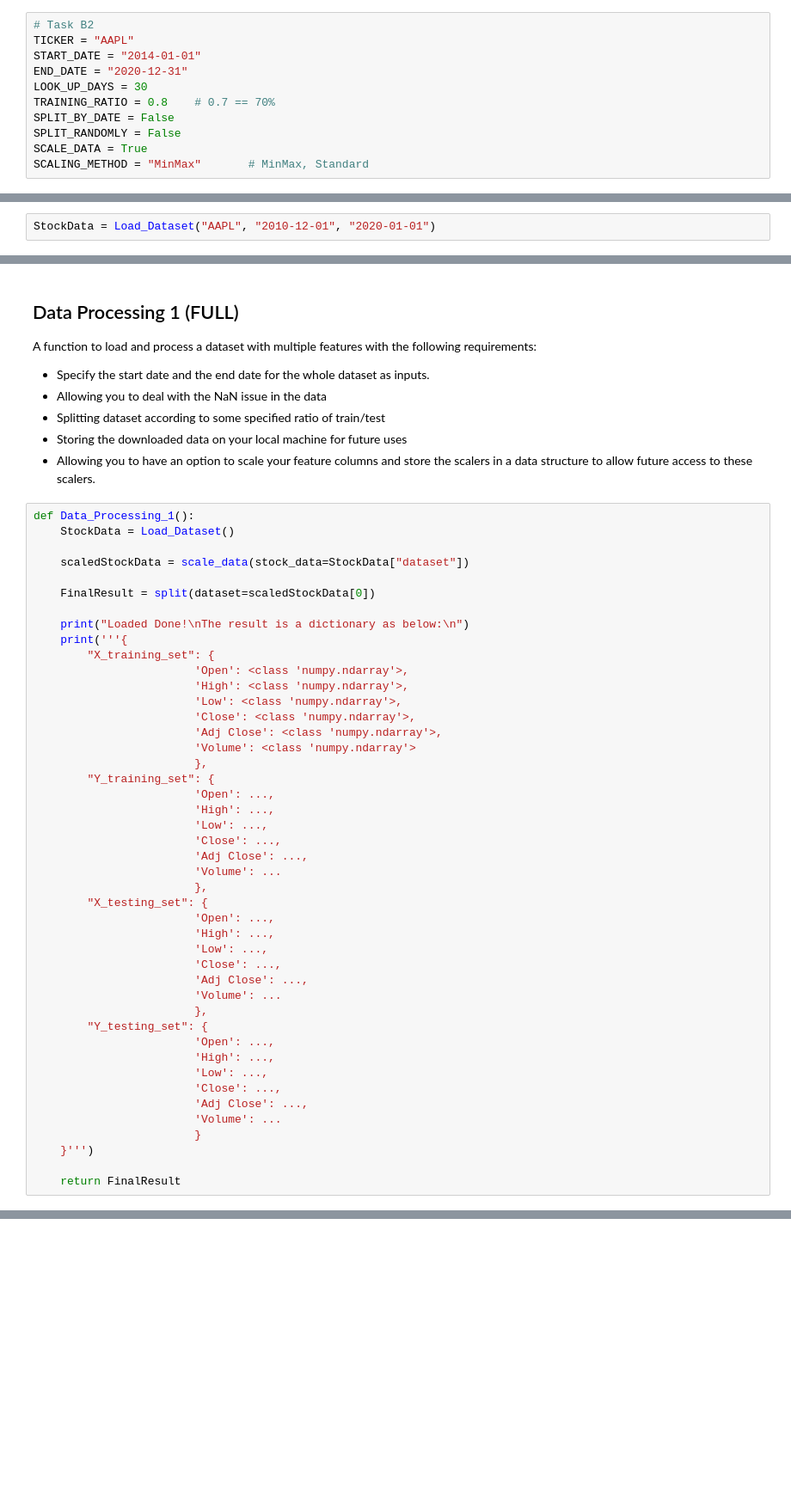
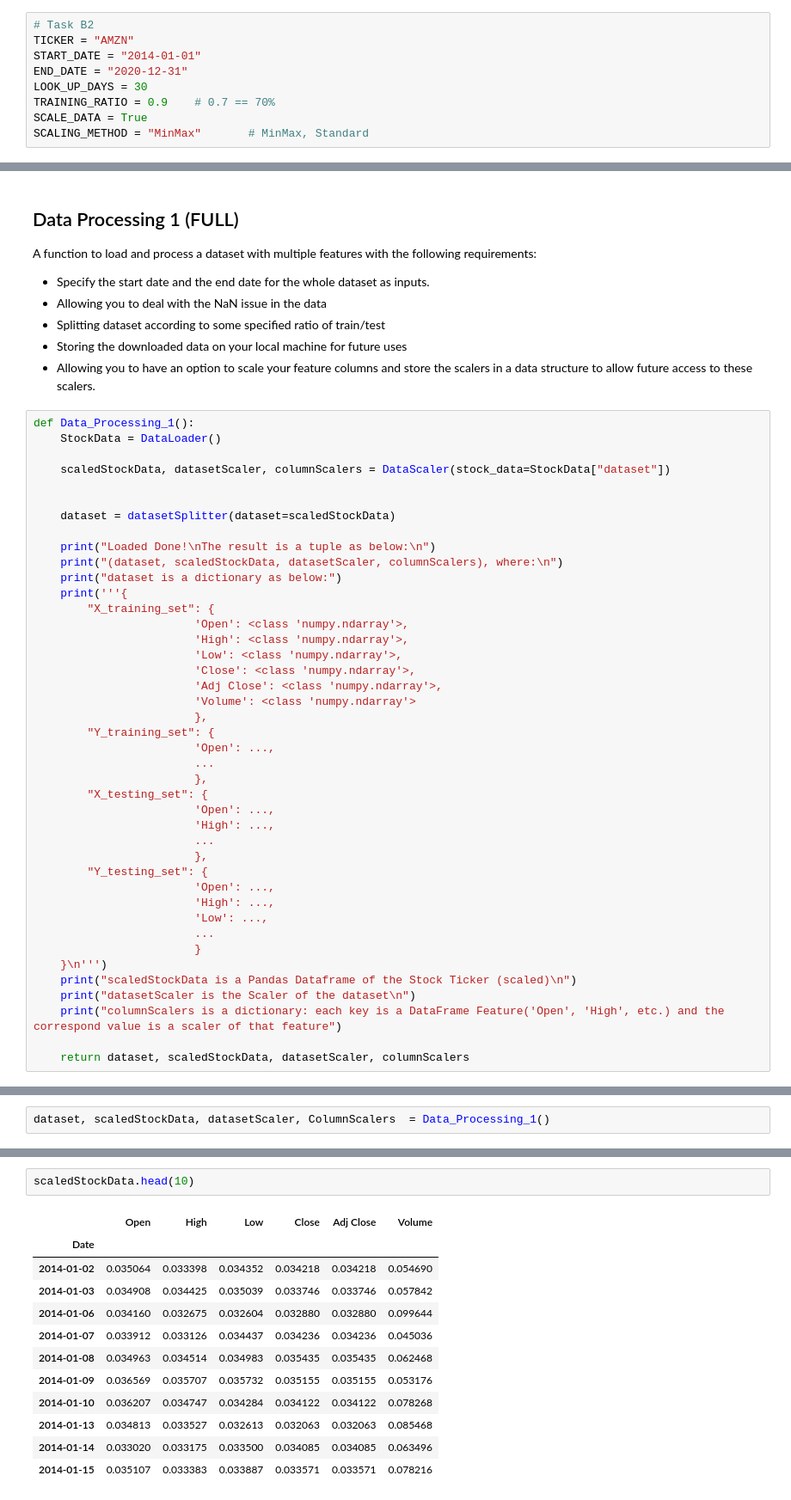
Before and after one commit to heyyytamvo/COS30018, a Jupyter notebook: ProjectAssessment/TaskB2/TaskB2.ipynb, the cells around one changed output, grey strips where cells are left out. Shown at 86% size. Cells and saved outputs as stored; diff of their text form; blank space fills up the shorter version.

```diff
--- a/ProjectAssessment/TaskB2/TaskB2.ipynb
+++ b/ProjectAssessment/TaskB2/TaskB2.ipynb
@@ -21,13 +25,11 @@ please provide us feedback at https://github.com/pandas-dev/pandas/issues/54466
 # Hyperparameters
 # %%
 # Task B2
-TICKER = "AAPL"
+TICKER = "AMZN"
 START_DATE = "2014-01-01"
 END_DATE = "2020-12-31"
 LOOK_UP_DAYS = 30
-TRAINING_RATIO = 0.8    # 0.7 == 70%
-SPLIT_BY_DATE = False
-SPLIT_RANDOMLY = False
+TRAINING_RATIO = 0.9    # 0.7 == 70%
 SCALE_DATA = True
 SCALING_METHOD = "MinMax"       # MinMax, Standard
 # %% [markdown]
@@ -128,5 +147,3 @@ def Load_Dataset(ticker=TICKER, start_date=START_DATE, end_date=END_DATE, scale=
     result["dataset"] = data
 
     return result
-# %%
-StockData = Load_Dataset("AAPL", "2010-12-01", "2020-01-01")
@@ -233,13 +226,16 @@ dataset as inputs.
 + Allowing you to have an option to scale your feature columns and store the scalers in a data structure to allow future access to these scalers.
 # %%
 def Data_Processing_1():
-    StockData = Load_Dataset()
+    StockData = DataLoader()
 
-    scaledStockData = scale_data(stock_data=StockData["dataset"])
+    scaledStockData, datasetScaler, columnScalers = DataScaler(stock_data=StockData["dataset"])
 
-    FinalResult = split(dataset=scaledStockData[0])
 
-    print("Loaded Done!\nThe result is a dictionary as below:\n")
+    dataset = datasetSplitter(dataset=scaledStockData)
+
+    print("Loaded Done!\nThe result is a tuple as below:\n")
+    print("(dataset, scaledStockData, datasetScaler, columnScalers), where:\n")
+    print("dataset is a dictionary as below:")
     print('''{
         "X_training_set": {
                         'Open': <class 'numpy.ndarray'>,
@@ -251,28 +247,22 @@ def Data_Processing_1():
                         },
         "Y_training_set": {
                         'Open': ...,
-                        'High': ...,
-                        'Low': ...,
-                        'Close': ...,
-                        'Adj Close': ...,
-                        'Volume': ...
+                        ...
                         },
         "X_testing_set": {
                         'Open': ...,
                         'High': ...,
-                        'Low': ...,
-                        'Close': ...,
-                        'Adj Close': ...,
-                        'Volume': ...
+                        ...
                         },
         "Y_testing_set": {
                         'Open': ...,
                         'High': ...,
                         'Low': ...,
-                        'Close': ...,
-                        'Adj Close': ...,
-                        'Volume': ...
+                        ...
                         }
-    }''')
+    }\n''')
+    print("scaledStockData is a Pandas Dataframe of the Stock Ticker (scaled)\n")
+    print("datasetScaler is the Scaler of the dataset\n")
+    print("columnScalers is a dictionary: each key is a DataFrame Feature('Open', 'High', etc.) and the correspond value is a scaler of that feature")
 
-    return FinalResult
+    return dataset, scaledStockData, datasetScaler, columnScalers
@@ -298,0 +269,2 @@ The result is a dictionary as below:
+# %%
+dataset, scaledStockData, datasetScaler, ColumnScalers  = Data_Processing_1()
@@ -298,0 +290,15 @@ The result is a dictionary as below:
+# %%
+scaledStockData.head(10)
+# %% [output]
+|  | Open | High | Low | Close | Adj Close | Volume |
+| Date |  |  |  |  |  |  |
+| 2014-01-02 | 0.035064 | 0.033398 | 0.034352 | 0.034218 | 0.034218 | 0.054690 |
+| 2014-01-03 | 0.034908 | 0.034425 | 0.035039 | 0.033746 | 0.033746 | 0.057842 |
+| 2014-01-06 | 0.034160 | 0.032675 | 0.032604 | 0.032880 | 0.032880 | 0.099644 |
+| 2014-01-07 | 0.033912 | 0.033126 | 0.034437 | 0.034236 | 0.034236 | 0.045036 |
+| 2014-01-08 | 0.034963 | 0.034514 | 0.034983 | 0.035435 | 0.035435 | 0.062468 |
+| 2014-01-09 | 0.036569 | 0.035707 | 0.035732 | 0.035155 | 0.035155 | 0.053176 |
+| 2014-01-10 | 0.036207 | 0.034747 | 0.034284 | 0.034122 | 0.034122 | 0.078268 |
+| 2014-01-13 | 0.034813 | 0.033527 | 0.032613 | 0.032063 | 0.032063 | 0.085468 |
+| 2014-01-14 | 0.033020 | 0.033175 | 0.033500 | 0.034085 | 0.034085 | 0.063496 |
+| 2014-01-15 | 0.035107 | 0.033383 | 0.033887 | 0.033571 | 0.033571 | 0.078216 |
```
Also changed, not shown: parts of 10 cells of this notebook, 2 other files.
